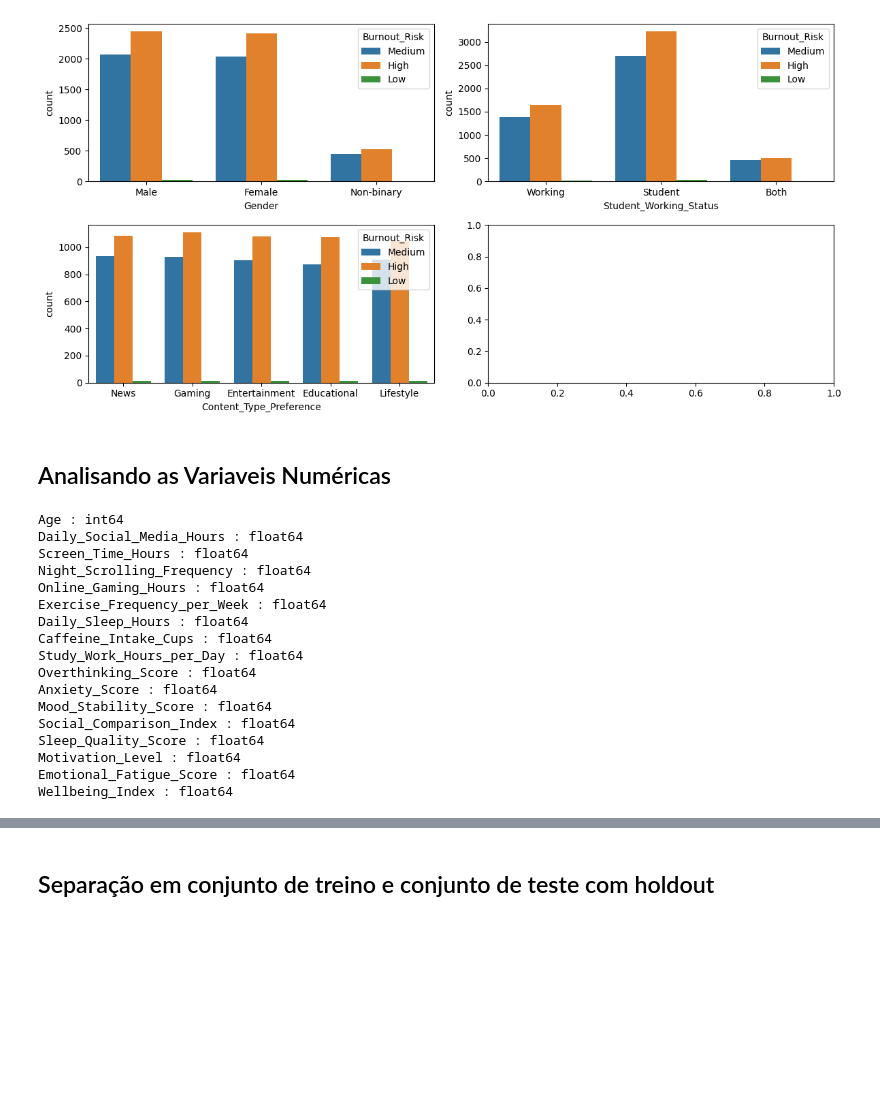
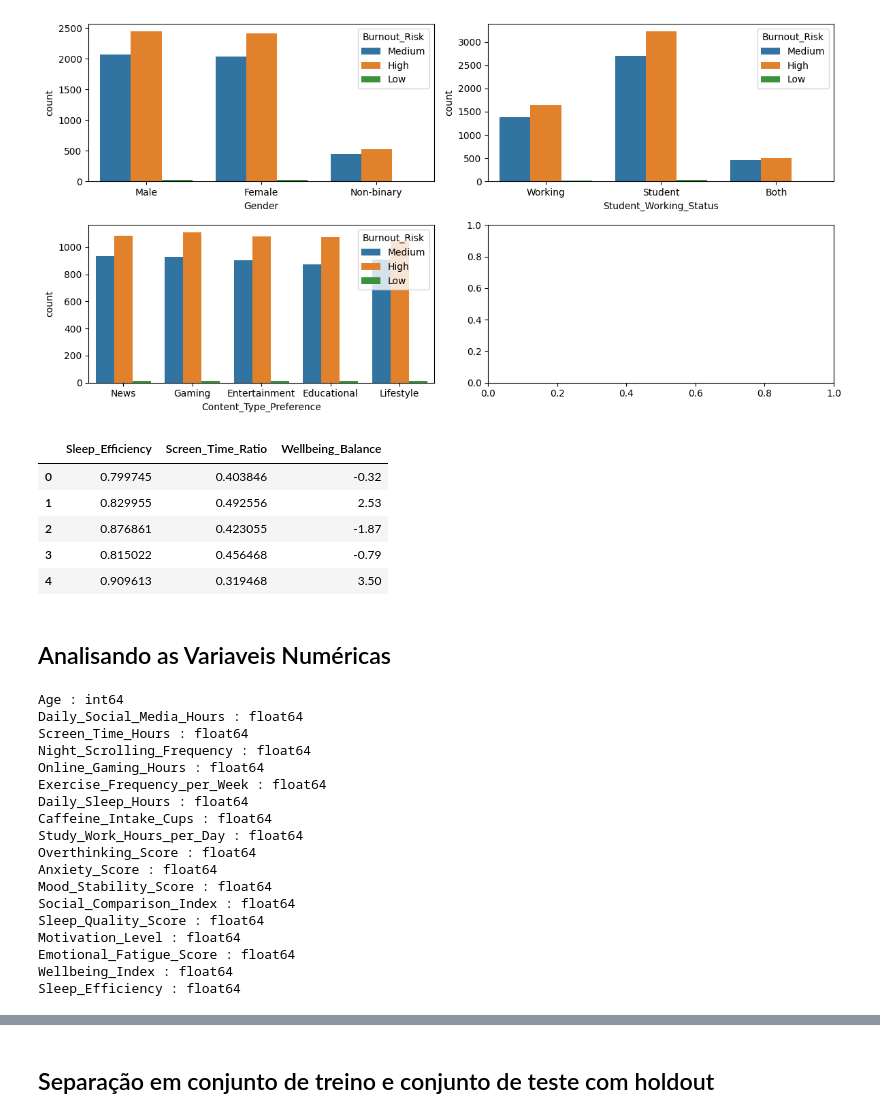
Before and after one commit to piresthiago10/mvp_quarta_sprint_backend, a Jupyter notebook: app/machine_learning/notebooks/gen_z_Mental_wellness_and_digital_lifestyle_analysis.ipynb, the cells around one changed output, grey strips where cells are left out. Cells and saved outputs as stored; diff of their text form; code cells hidden in the pictures; blank space fills up the shorter version.

```diff
--- a/app/machine_learning/notebooks/gen_z_Mental_wellness_and_digital_lifestyle_analysis.ipynb
+++ b/app/machine_learning/notebooks/gen_z_Mental_wellness_and_digital_lifestyle_analysis.ipynb
@@ -206,6 +207,18 @@ plt.tight_layout()
 plt.show()
 # %% [output]
 [figure]
+# %%
+df_original['Sleep_Efficiency'] = df_original['Sleep_Quality_Score'] / (df_original['Daily_Sleep_Hours'] + 1)
+df_original['Screen_Time_Ratio'] = df_original['Screen_Time_Hours'] / (24 - df_original['Daily_Sleep_Hours'])
+df_original['Wellbeing_Balance'] = df_original['Motivation_Level'] - df_original['Emotional_Fatigue_Score']
+df_original[['Sleep_Efficiency', 'Screen_Time_Ratio', 'Wellbeing_Balance']].head()
+# %% [output]
+|  | Sleep_Efficiency | Screen_Time_Ratio | Wellbeing_Balance |
+| 0 | 0.799745 | 0.403846 | -0.32 |
+| 1 | 0.829955 | 0.492556 | 2.53 |
+| 2 | 0.876861 | 0.423055 | -1.87 |
+| 3 | 0.815022 | 0.456468 | -0.79 |
+| 4 | 0.909613 | 0.319468 | 3.50 |
 # %% [markdown]
 ## Analisando as Variaveis Numéricas
 # %%
@@ -232,3 +245,4 @@ Sleep_Quality_Score : float64
 Motivation_Level : float64
 Emotional_Fatigue_Score : float64
 Wellbeing_Index : float64
+Sleep_Efficiency : float64
```
Also changed, not shown: parts of 35 cells of this notebook, 16 other files.
